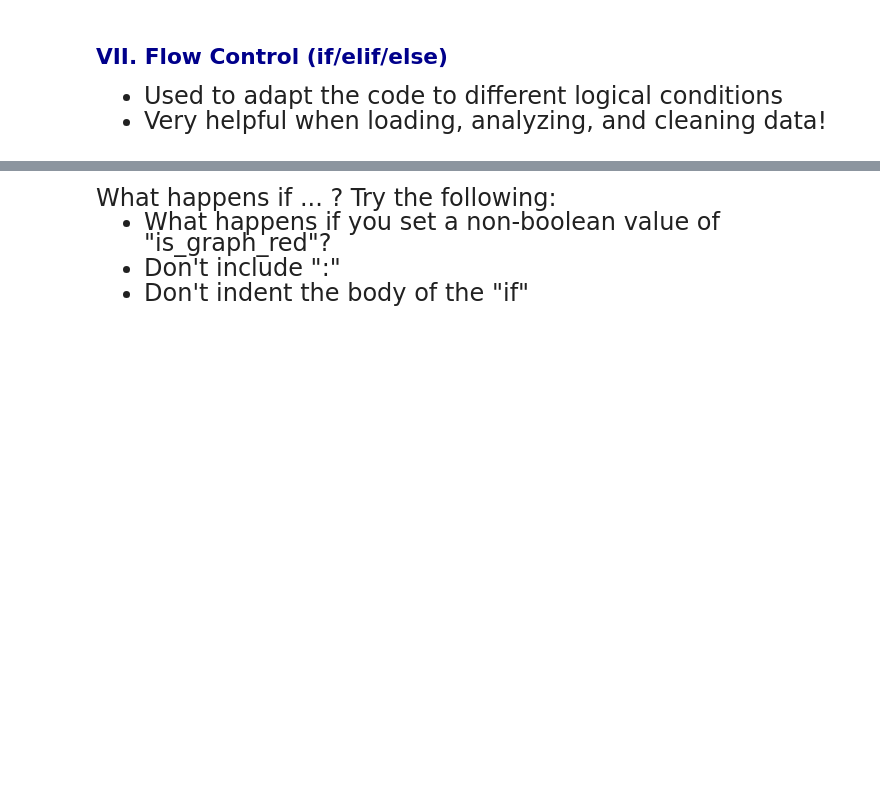
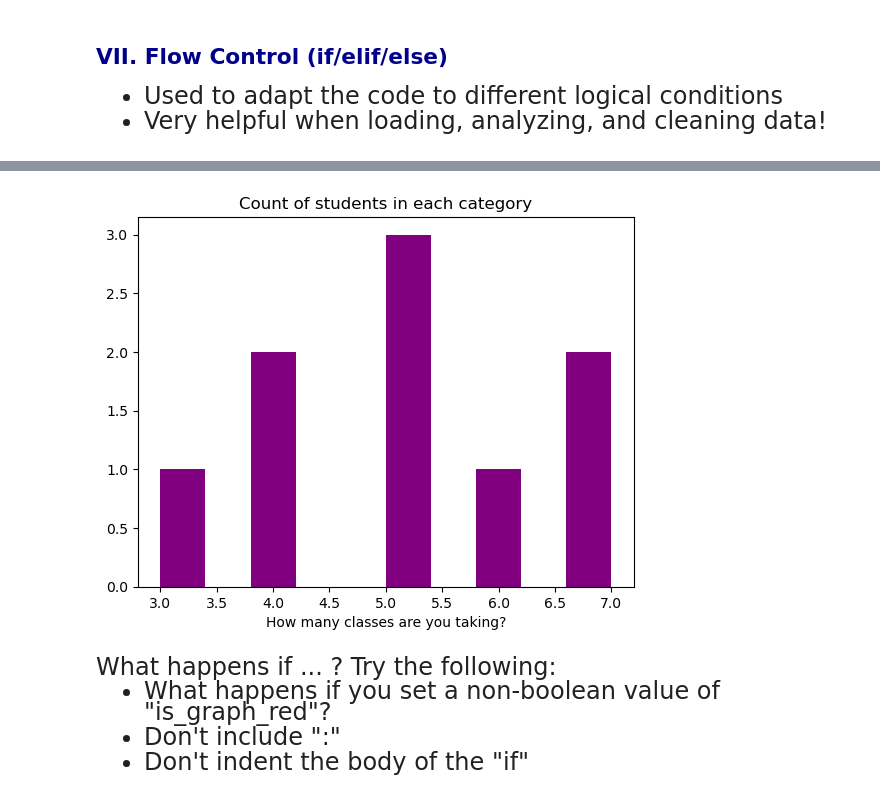
Before and after one commit to wfxvicky/qtm151fall2025, a Jupyter notebook: Lecture_06 - Boolean variables/Lecture6.ipynb, the cells around one changed output, grey strips where cells are left out. Cells and saved outputs as stored; diff of their text form; code cells hidden in the pictures; blank space fills up the shorter version.

```diff
--- a/Lecture_06 - Boolean variables/Lecture6.ipynb
+++ b/Lecture_06 - Boolean variables/Lecture6.ipynb
@@ -327,33 +411,35 @@ depending on a condition <br>
 # %%
 #------------------------------------------------------------------------------#
 #--------------------------- EXPLANATION OF IF/ELSE SYNTAX --------------------#
 #
 # If/else statements are useful to run different types of commands
 # depending on a user-specified input, or conditions satisfied by the data
 #
 # This code prints a red graph if "is_red_graph" is set to "True"
 # and outputs a purple graph otherwise.
 #
 # Common notation: The prefix "is_" denotes boleean variables
 #
 # VIEWING OUTPUT:
 # You can guarantee that the graph appears with plt.show()
 #------------------------------------------------------------------------------#
 
 
 is_graph_red = False
-how_many_classes = ...
+how_many_classes = np.array([7, 5, 4, 5, 7, 3, 4, 5, 6])
 
 if is_graph_red:
     plt.hist(x = how_many_classes, color="red")
     plt.title("Count of students in each category")
     plt.xlabel("How many classes are you taking?")
     plt.show()
 else:
     plt.hist(x = how_many_classes, color="purple")
     plt.title("Count of students in each category")
     plt.xlabel("How many classes are you taking?")
     plt.show()
+# %% [output]
+[figure, added]
 # %% [markdown]
 <font size = "5">
 What happens if ... ? Try the following:
```
Also changed, not shown: parts of 36 cells of this notebook.
